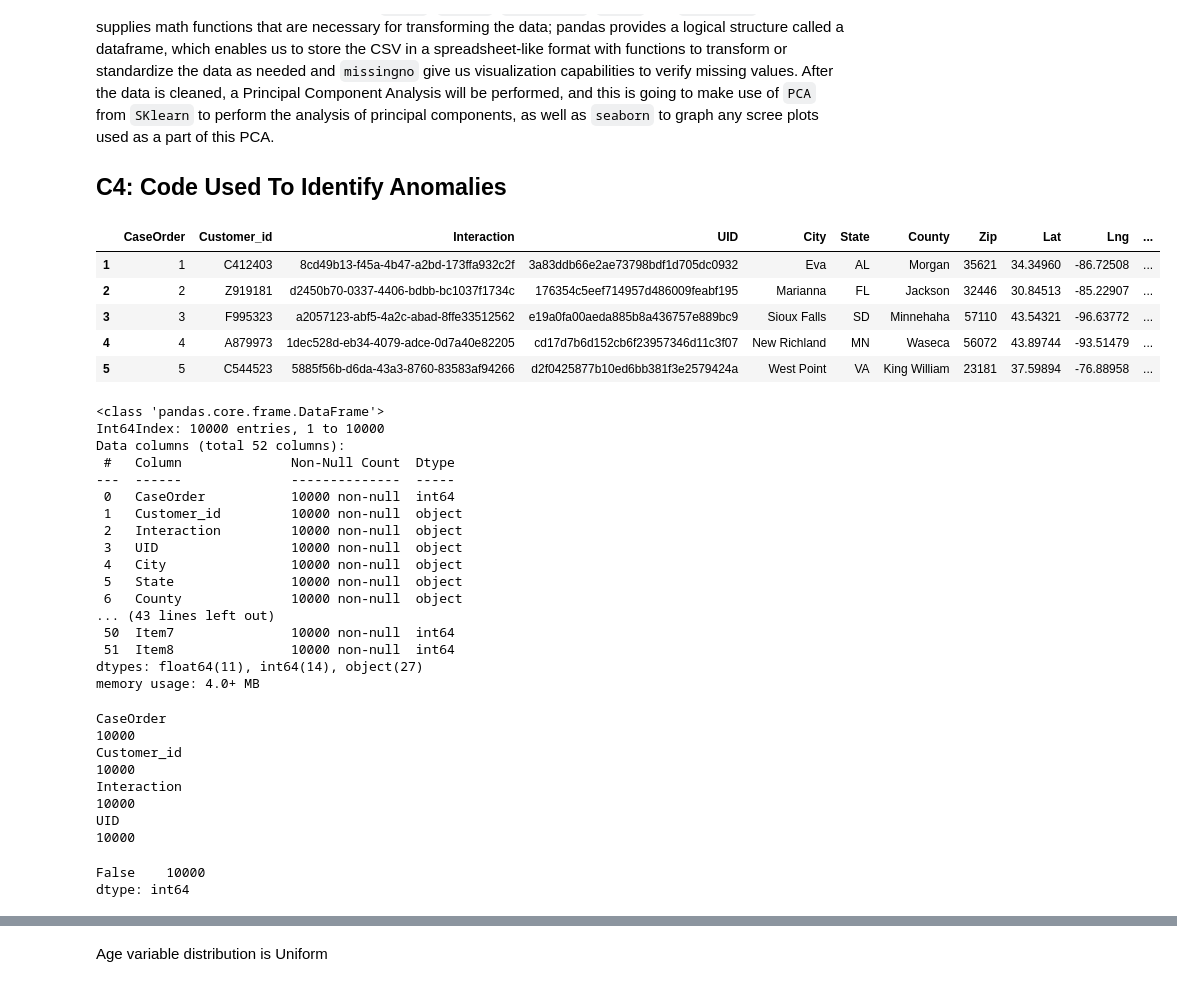
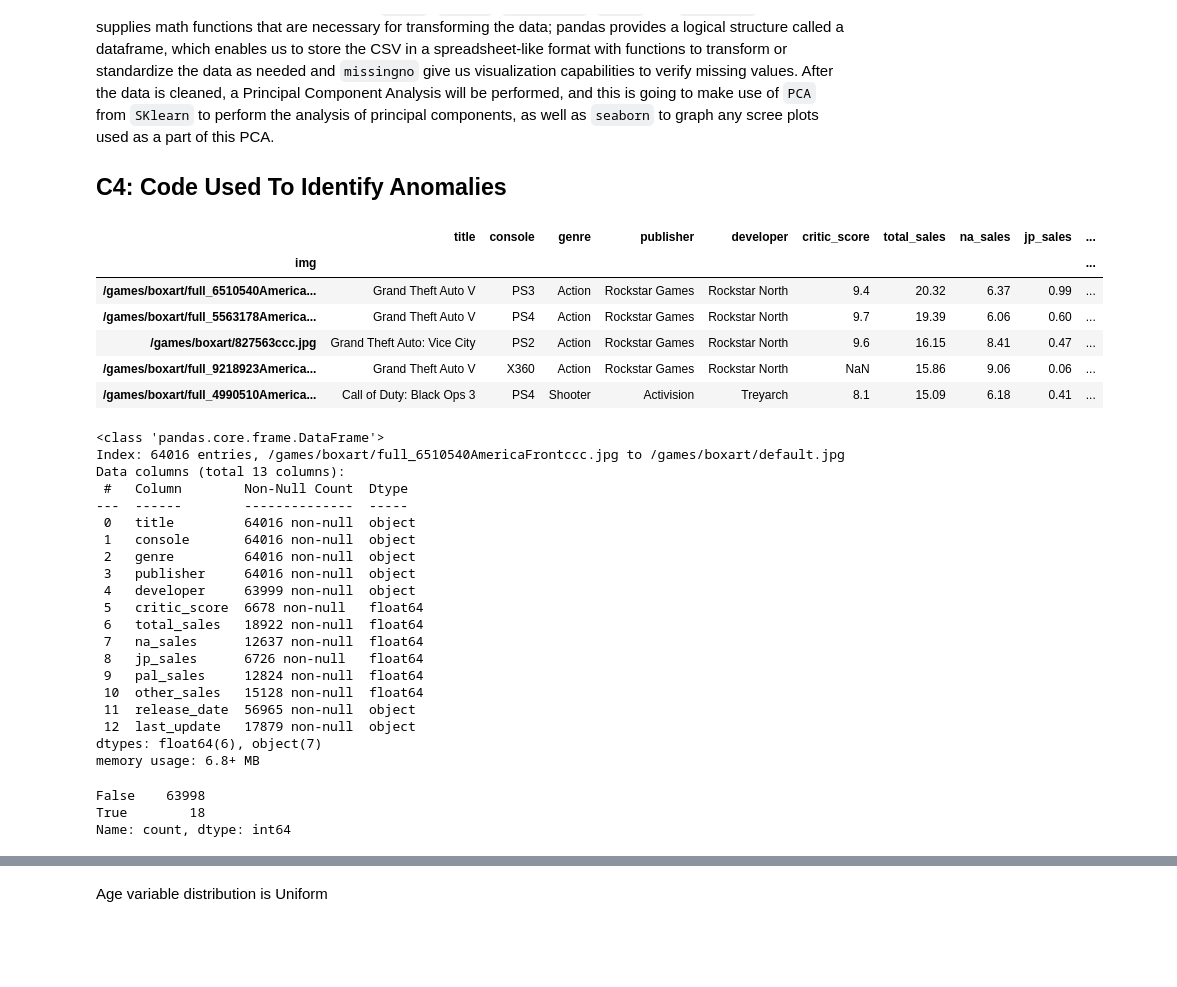
Before and after one commit to BakeUpSolutions/video-game-sales-analysis-2024, a Jupyter notebook: VGChartz_Data_Cleaning.ipynb, the cells around one changed output, grey strips where cells are left out. Cells and saved outputs as stored; diff of their text form; code cells hidden in the pictures; blank space fills up the shorter version.

```diff
--- a/VGChartz_Data_Cleaning.ipynb
+++ b/VGChartz_Data_Cleaning.ipynb
@@ -120,59 +120,49 @@ from sklearn.decomposition import PCA
 from scipy import stats
 # %%
 # The CSV's first column is an index and Pandas will duplicate this and create an column without 'index_col=0'
-df = pd.read_csv('./medical_raw_data.csv', index_col=0)
+df = pd.read_csv('../rawdata/vgchartz-2024.csv', index_col=0)
 
 # Visually inspect dataframe to facilitate exploration, spot problems
 pd.set_option("display.max_columns", None)
 df.head()
 # %% [output]
-|  | CaseOrder | Customer_id | Interaction | UID | City | State | County | Zip | Lat | Lng | ... |
-| 1 | 1 | C412403 | 8cd49b13-f45a-4b47-a2bd-173ffa932c2f | 3a83ddb66e2ae73798bdf1d705dc0932 | Eva | AL | Morgan | 35621 | 34.34960 | -86.72508 | ... |
-| 2 | 2 | Z919181 | d2450b70-0337-4406-bdbb-bc1037f1734c | 176354c5eef714957d486009feabf195 | Marianna | FL | Jackson | 32446 | 30.84513 | -85.22907 | ... |
-| 3 | 3 | F995323 | a2057123-abf5-4a2c-abad-8ffe33512562 | e19a0fa00aeda885b8a436757e889bc9 | Sioux Falls | SD | Minnehaha | 57110 | 43.54321 | -96.63772 | ... |
-| 4 | 4 | A879973 | 1dec528d-eb34-4079-adce-0d7a40e82205 | cd17d7b6d152cb6f23957346d11c3f07 | New Richland | MN | Waseca | 56072 | 43.89744 | -93.51479 | ... |
-| 5 | 5 | C544523 | 5885f56b-d6da-43a3-8760-83583af94266 | d2f0425877b10ed6bb381f3e2579424a | West Point | VA | King William | 23181 | 37.59894 | -76.88958 | ... |
+|  | title | console | genre | publisher | developer | critic_score | total_sales | na_sales | jp_sales | ... |
+| img |  |  |  |  |  |  |  |  |  | ... |
+| /games/boxart/full_6510540America... | Grand Theft Auto V | PS3 | Action | Rockstar Games | Rockstar North | 9.4 | 20.32 | 6.37 | 0.99 | ... |
+| /games/boxart/full_5563178America... | Grand Theft Auto V | PS4 | Action | Rockstar Games | Rockstar North | 9.7 | 19.39 | 6.06 | 0.60 | ... |
+| /games/boxart/827563ccc.jpg | Grand Theft Auto: Vice City | PS2 | Action | Rockstar Games | Rockstar North | 9.6 | 16.15 | 8.41 | 0.47 | ... |
+| /games/boxart/full_9218923America... | Grand Theft Auto V | X360 | Action | Rockstar Games | Rockstar North | NaN | 15.86 | 9.06 | 0.06 | ... |
+| /games/boxart/full_4990510America... | Call of Duty: Black Ops 3 | PS4 | Shooter | Activision | Treyarch | 8.1 | 15.09 | 6.18 | 0.41 | ... |
 # %%
 # Check data types and number of values, as well as overall size of dataframe
 df.info()
 # %% [output]
 <class 'pandas.core.frame.DataFrame'>
-Int64Index: 10000 entries, 1 to 10000
-Data columns (total 52 columns):
- #   Column              Non-Null Count  Dtype
----  ------              --------------  -----
- 0   CaseOrder           10000 non-null  int64
- 1   Customer_id         10000 non-null  object
- 2   Interaction         10000 non-null  object
- 3   UID                 10000 non-null  object
- 4   City                10000 non-null  object
- 5   State               10000 non-null  object
- 6   County              10000 non-null  object
-... (43 lines left out)
- 50  Item7               10000 non-null  int64
- 51  Item8               10000 non-null  int64
-dtypes: float64(11), int64(14), object(27)
-memory usage: 4.0+ MB
+Index: 64016 entries, /games/boxart/full_6510540AmericaFrontccc.jpg to /games/boxart/default.jpg
+Data columns (total 13 columns):
+ #   Column        Non-Null Count  Dtype
+---  ------        --------------  -----
+ 0   title         64016 non-null  object
+ 1   console       64016 non-null  object
+ 2   genre         64016 non-null  object
+ 3   publisher     64016 non-null  object
+ 4   developer     63999 non-null  object
+ 5   critic_score  6678 non-null   float64
+ 6   total_sales   18922 non-null  float64
+ 7   na_sales      12637 non-null  float64
+ 8   jp_sales      6726 non-null   float64
+ 9   pal_sales     12824 non-null  float64
+ 10  other_sales   15128 non-null  float64
+ 11  release_date  56965 non-null  object
+ 12  last_update   17879 non-null  object
+dtypes: float64(6), object(7)
+memory usage: 6.8+ MB
-# %%
-# Check key constraints on CaseOrder, Customer_id, Interaction, and UID
-unique_cols = df[['CaseOrder', 'Customer_id', 'Interaction', 'UID']]
-for col in unique_cols:
-    print(col)
-    print(unique_cols[col].value_counts().count())
-# %% [output]
-CaseOrder
-10000
-Customer_id
-10000
-Interaction
-10000
-UID
-10000
 # %%
 # Identify if any duplicates exists
 df.duplicated().value_counts()
 # %% [output]
-False    10000
-dtype: int64
+False    63998
+True        18
+Name: count, dtype: int64
 # %%
 #Validate values are categorical
```
Also changed, not shown: parts of 49 cells of this notebook.
